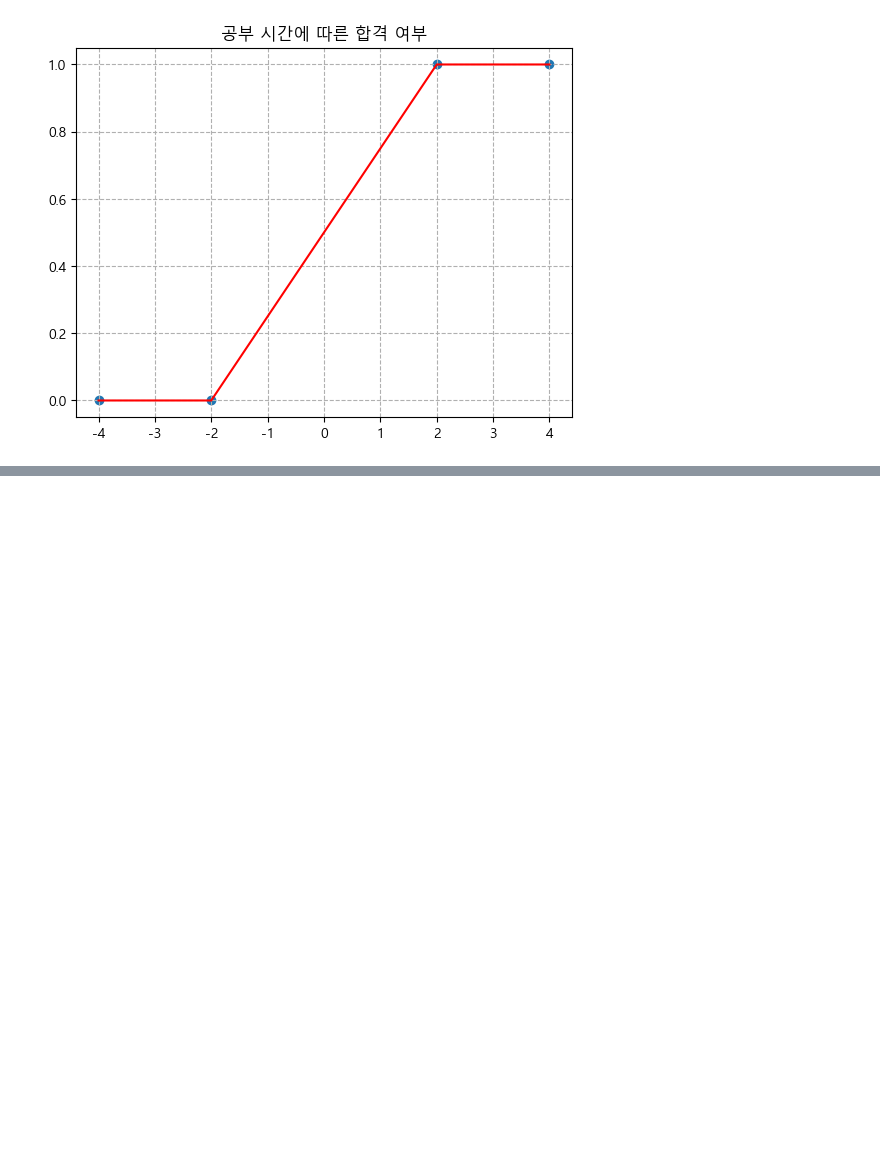
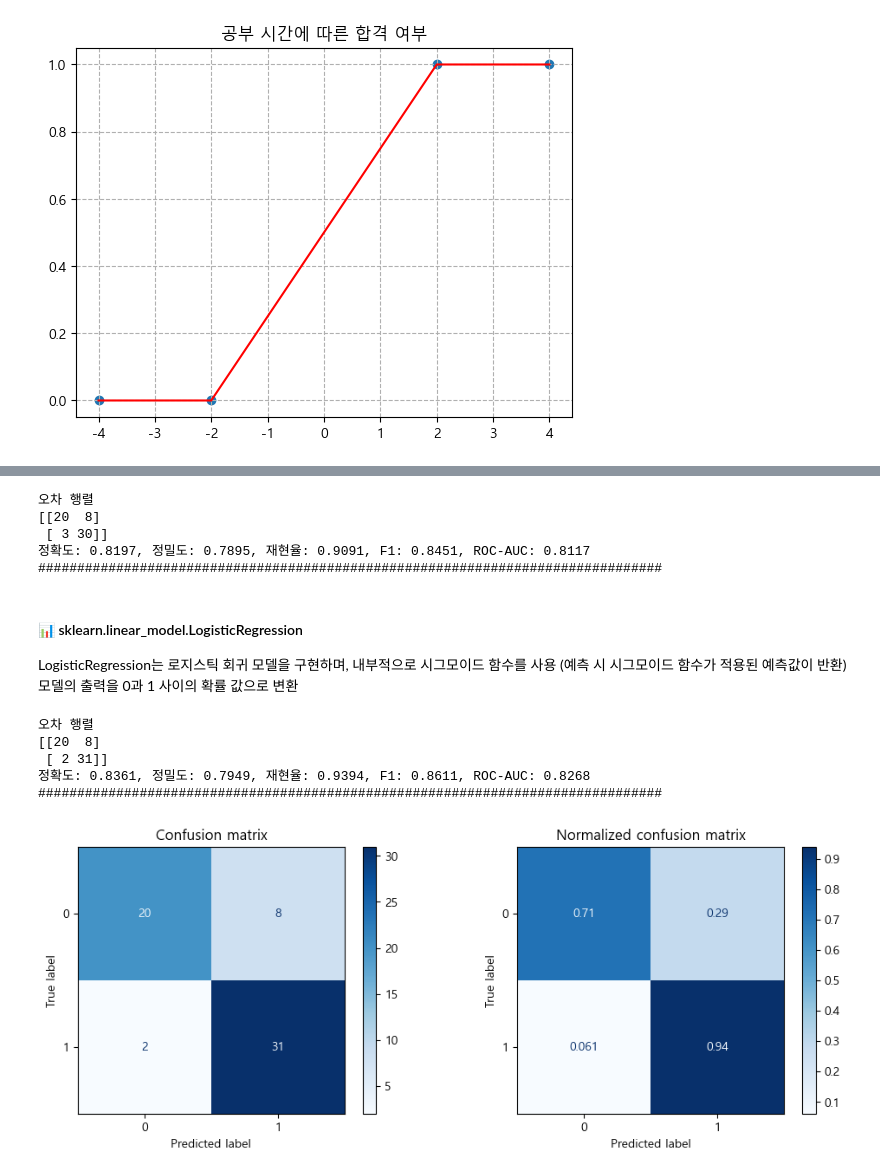
Before and after one commit to songseogyeong/study-machine_learning, a Jupyter notebook: b_classifier/j_logistic_regression.ipynb, the cells around one changed output, grey strips where cells are left out. Drawn from its saved outputs; the diff is of its cells as text; code cells hidden in the pictures; blank space fills up the shorter version.

```diff
--- a/b_classifier/j_logistic_regression.ipynb
+++ b/b_classifier/j_logistic_regression.ipynb
@@ -226,0 +340,45 @@ from sklearn.model_selection import train_test_split
+# %%
+# 평가
+# 양성에 속할 확률 계산
+get_evaluation(y_test.detach(), logistic_r(X_test) >= 0.5)
+# %% [output]
+오차 행렬
+[[20  8]
+ [ 3 30]]
+정확도: 0.8197, 정밀도: 0.7895, 재현율: 0.9091, F1: 0.8451, ROC-AUC: 0.8117
+################################################################################
+# %% [markdown]
+#### 📊 sklearn.linear_model.LogisticRegression
+LogisticRegression는 로지스틱 회귀 모델을 구현하며, 내부적으로 시그모이드 함수를 사용 (예측 시 시그모이드 함수가 적용된 예측값이 반환)
+모델의 출력을 0과 1 사이의 확률 값으로 변환
+# %%
+from sklearn.model_selection import train_test_split
+from sklearn.linear_model import LogisticRegression
+
+# 데이터 세트 분리
+# 피처, 타겟 데이터 분리
+features, targets = h_df.iloc[:, :-1], h_df.iloc[:, -1]
+
+# 학습/테스트, 문제/정답 데이터 분리
+X_train, X_test, y_train, y_test = \
+train_test_split(features, targets, stratify=targets, test_size=0.2, random_state=124)
+
+# 로지스틱 회귀 모델 객체 생성
+# 일반적으로 데이터 세트가 작을 경우 liblinear의 성능이 좋고, 큰 경우 'sag', 'saga'가 더 좋다.
+# 다중 분류는 'newton-cg', 'sag', 'saga', 'lbfgs'만 처리할 수 있다.
+# penalty = 규제 유형을 지정 (l2 = 릿지(Ridge) 규제)
+logistic_r = LogisticRegression(solver='liblinear', penalty='l2', C=1, random_state=124)
+# 학습
+logistic_r.fit(X_train, y_train)
+# 예측
+prediction = logistic_r.predict(X_test)
+# %%
+# 평가
+get_evaluation(y_test, prediction, logistic_r, X_test)
+# %% [output]
+오차 행렬
+[[20  8]
+ [ 2 31]]
+정확도: 0.8361, 정밀도: 0.7949, 재현율: 0.9394, F1: 0.8611, ROC-AUC: 0.8268
+################################################################################
+[figure, added]
```
Also changed, not shown: parts of 21 cells of this notebook, 7 other files.
